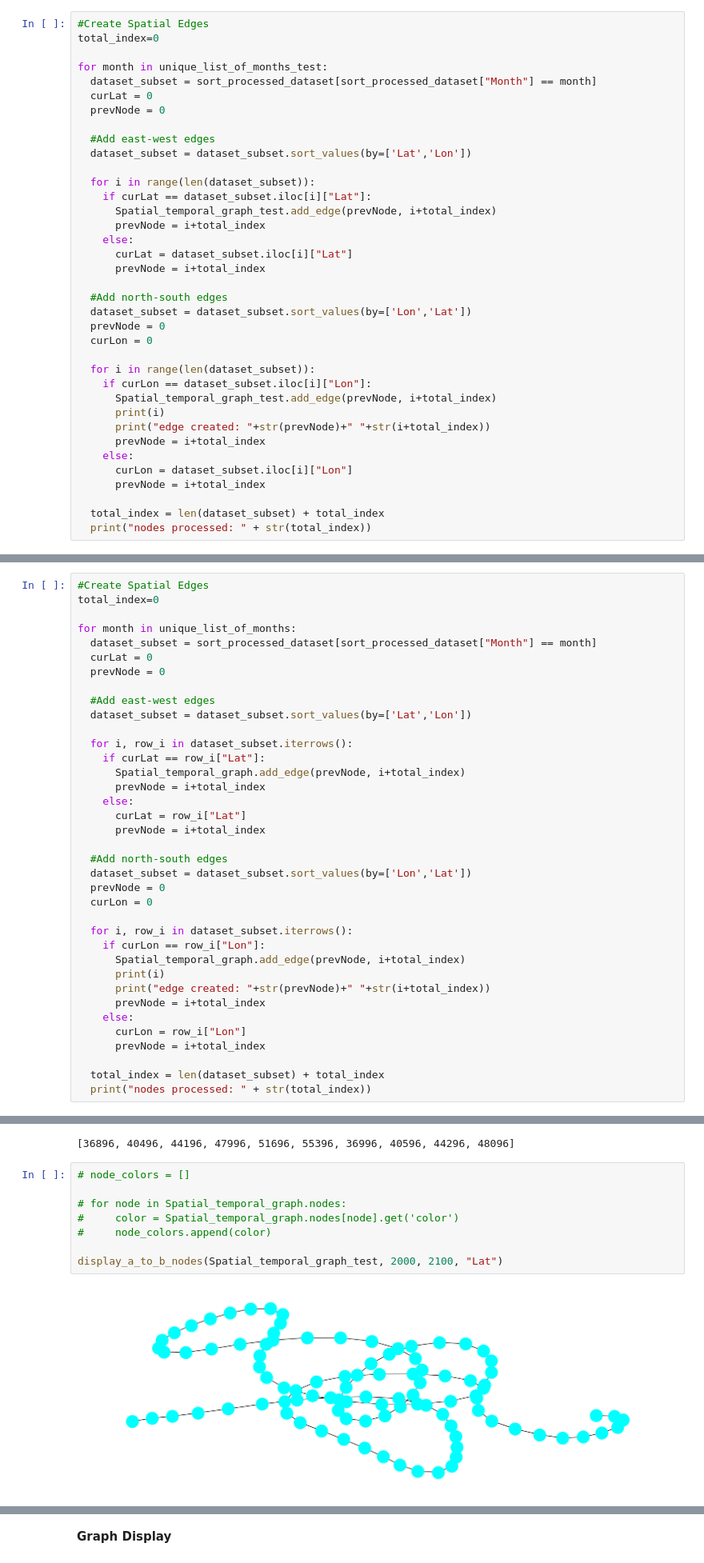
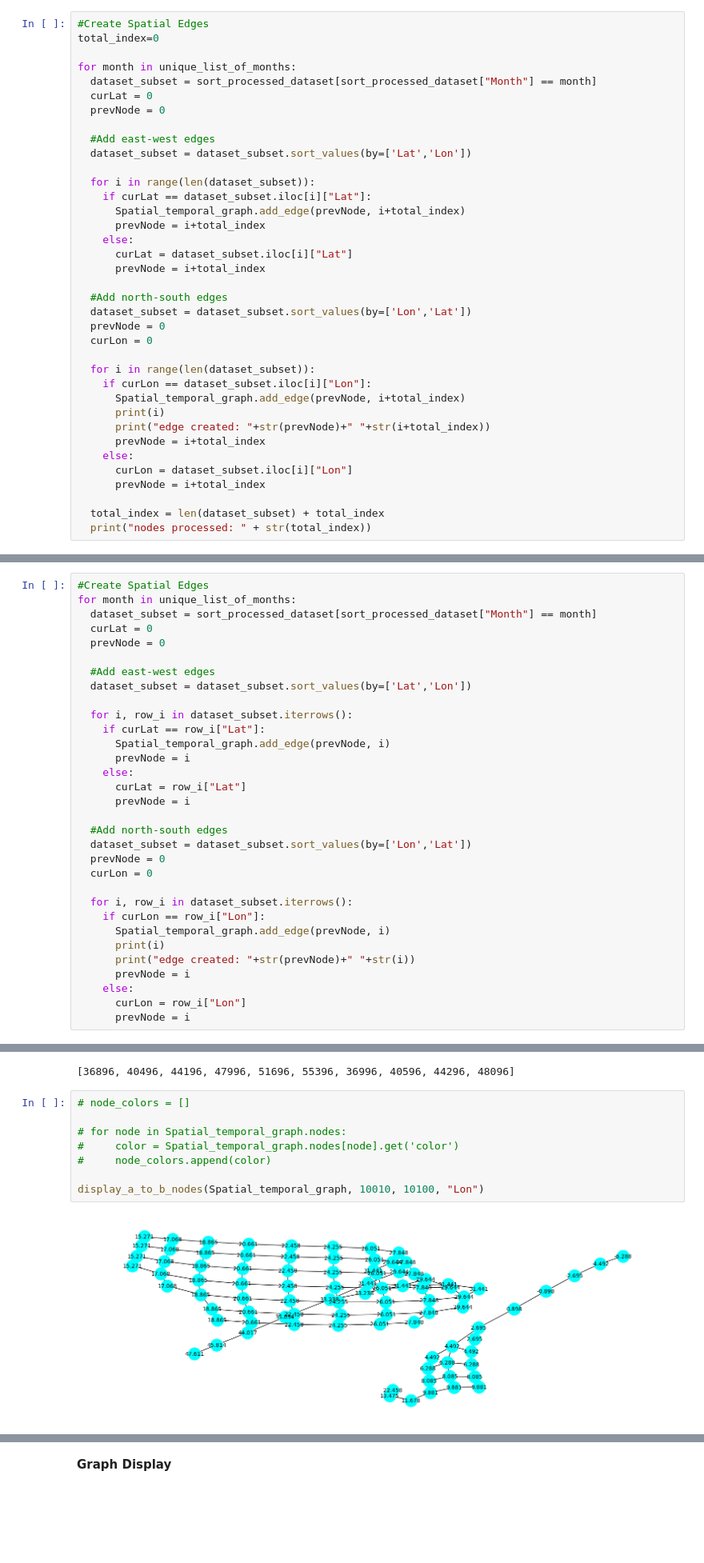
Before and after one commit to RoyZhaoGA/DroughtForecastAI, a Jupyter notebook: Spatial_GNNDroughtPrediction200k.ipynb, the cells around one changed output, grey strips where cells are left out. Shown at 80% size. Cells and saved outputs as stored; diff of their text form; blank space fills up the shorter version.

```diff
--- a/Spatial_GNNDroughtPrediction200k.ipynb
+++ b/Spatial_GNNDroughtPrediction200k.ipynb
@@ -270,7 +286,7 @@ dataset_subset
 #Create Spatial Edges
 total_index=0
 
-for month in unique_list_of_months_test:
+for month in unique_list_of_months:
   dataset_subset = sort_processed_dataset[sort_processed_dataset["Month"] == month]
   curLat = 0
   prevNode = 0
@@ -280,7 +296,7 @@ for month in unique_list_of_months_test:
 
   for i in range(len(dataset_subset)):
     if curLat == dataset_subset.iloc[i]["Lat"]:
-      Spatial_temporal_graph_test.add_edge(prevNode, i+total_index)
+      Spatial_temporal_graph.add_edge(prevNode, i+total_index)
       prevNode = i+total_index
     else:
       curLat = dataset_subset.iloc[i]["Lat"]
@@ -293,7 +309,7 @@ for month in unique_list_of_months_test:
 
   for i in range(len(dataset_subset)):
     if curLon == dataset_subset.iloc[i]["Lon"]:
-      Spatial_temporal_graph_test.add_edge(prevNode, i+total_index)
+      Spatial_temporal_graph.add_edge(prevNode, i+total_index)
       print(i)
       print("edge created: "+str(prevNode)+" "+str(i+total_index))
       prevNode = i+total_index
@@ -323,8 +339,6 @@ edge created: 2506 2507
 nodes processed: 2508
 # %%
 #Create Spatial Edges
-total_index=0
-
 for month in unique_list_of_months:
   dataset_subset = sort_processed_dataset[sort_processed_dataset["Month"] == month]
   curLat = 0
@@ -335,11 +349,11 @@ for month in unique_list_of_months:
 
   for i, row_i in dataset_subset.iterrows():
     if curLat == row_i["Lat"]:
-      Spatial_temporal_graph.add_edge(prevNode, i+total_index)
-      prevNode = i+total_index
+      Spatial_temporal_graph.add_edge(prevNode, i)
+      prevNode = i
     else:
       curLat = row_i["Lat"]
-      prevNode = i+total_index
+      prevNode = i
 
   #Add north-south edges
   dataset_subset = dataset_subset.sort_values(by=['Lon','Lat'])
@@ -348,14 +362,11 @@ for month in unique_list_of_months:
 
   for i, row_i in dataset_subset.iterrows():
     if curLon == row_i["Lon"]:
-      Spatial_temporal_graph.add_edge(prevNode, i+total_index)
+      Spatial_temporal_graph.add_edge(prevNode, i)
       print(i)
-      print("edge created: "+str(prevNode)+" "+str(i+total_index))
-      prevNode = i+total_index
+      print("edge created: "+str(prevNode)+" "+str(i))
+      prevNode = i
     else:
       curLon = row_i["Lon"]
-      prevNode = i+total_index
-
-  total_index = len(dataset_subset) + total_index
-  print("nodes processed: " + str(total_index))
+      prevNode = i
 # %% [output]
@@ -411,13 +422,13 @@ list(Spatial_temporal_graph.nodes())[0:10]
 # %%
 # node_colors = []
 
 # for node in Spatial_temporal_graph.nodes:
 #     color = Spatial_temporal_graph.nodes[node].get('color')
 #     node_colors.append(color)
 
-display_a_to_b_nodes(Spatial_temporal_graph_test, 2000, 2100, "Lat")
+display_a_to_b_nodes(Spatial_temporal_graph, 10010, 10100, "Lon")
 # %% [output]
-[figure, old version]
+[figure, new version]
 # %%
 # Precompute subsets for each month
 month_subsets = {month: sort_processed_dataset[sort_processed_dataset["Month"] == month] for month in unique_list_of_months}
```
Also changed, not shown: parts of 2 cells of this notebook.
